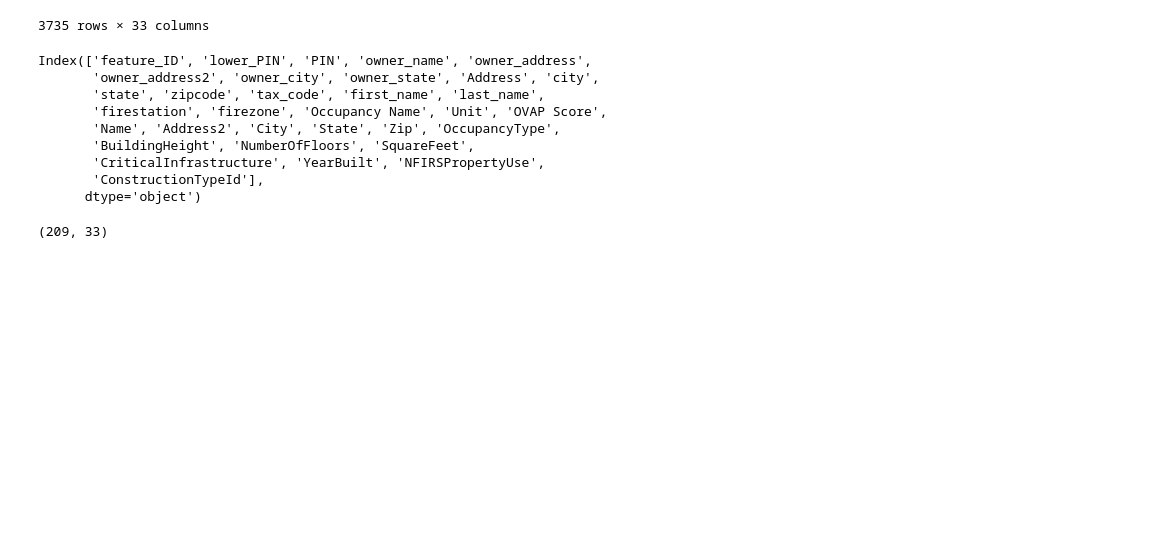
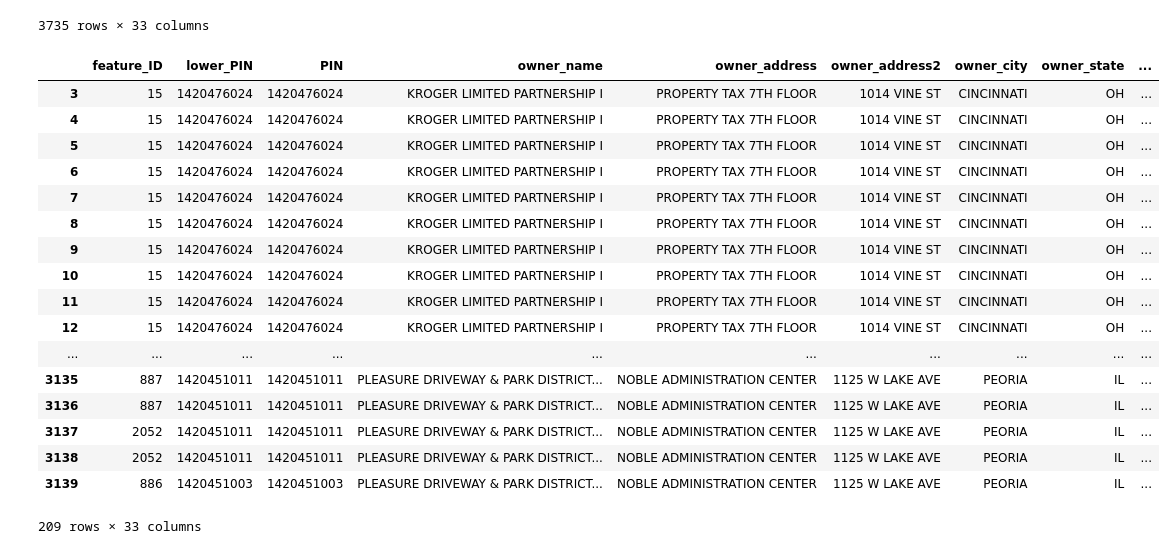
Before and after one commit to peterkobak/Final-Project-Part-3-Kobak, a Jupyter notebook: Final Project - Part 3.ipynb, the cells around one changed output. Saved outputs shown, nothing was run; the diff lists cells and outputs as text; code cells hidden in the pictures; blank space fills up the shorter version.

Commit message:
Cleaned up some of the documentation

```diff
--- a/Final Project - Part 3.ipynb
+++ b/Final Project - Part 3.ipynb
@@ -153,24 +163,28 @@ OVAP.head()
 # %%
-## 2.b Write a for loop to move unit information from 'Address' column to previous row's 'Unit' column.
+## 4. Clean the dataframes - Consolidate Unit number into proper address row.
 
-## Find number of rows in OVAP
-OVAP.shape
+## 4.a Write a for loop to move unit information from 'Address' column to previous row's 'Unit' column.
 
-## Create dummy copy of OVAP to play with
+## Find number of rows in OVAP by saving the rows from .shape to a variable OVAP_row_length
+OVAP_row_length = OVAP.shape[0]
+
+## Create a copy of the OVAP to work with moving forward
 OVAP_test = OVAP
 
-## Go through all rows in OVAP
-for row in range(0, 2422):
+## Go through all rows in OVAP_test
+for row in range(0, OVAP_row_length):
 
-    ## If row's Occupancy Name is a str, skip this row
+    ## If row's Occupancy Name is a str, this means it is a row with an inspection - skip this row
     if type(OVAP_test.loc[row, 'Occupancy Name']) == str:
         pass
 
-    ## Else, check to see if '#' is in the Address column of this row
+    ## Else, the row is not an inspection row, but a row that contains either 1) city, state and zip
+    ## ir 2) unit information. Check to see if '#' is in the Address column of this row - if true,
+    ## this must be a row with a Unit number.
     else:
         if '#' in OVAP_test.loc[row, 'Address']:
 
-            ## If so, this is a Unit number and is moved to the previous row's Unit column.
+            ## If true, this is a Unit number and is moved to the previous row's Unit column.
             ## Then, drop this column.
             OVAP_test.loc[row-1, 'Unit'] = OVAP_test.loc[row, 'Address']
             OVAP_test.drop(row, inplace=True)
@@ -179,7 +193,8 @@ for row in range(0, 2422):
         else:
             OVAP_test.drop(row, inplace=True)
 
-OVAP.head(20)
+## See the resulting dataframe
+OVAP_test.head(20)
 # %% [output]
 |  | Occupancy Name | Address | Unit | OVAP Score |
 | 0 | Academy of Okinawan Karate | 8875 N Knoxville AVE | NaN | 0.00 |
@@ -266,20 +285,25 @@ joined_data
 | 3733 | 3125 | 932151008 | 932151008 | PRAIRIE LAKES CROSSING LLC | 5231 N PROSPECT RD |  | PEORIA | IL | ... |
 | 3734 | 3125 | 932151008 | 932151008 | PRAIRIE LAKES CROSSING LLC | 5231 N PROSPECT RD |  | PEORIA | IL | ... |
 3735 rows × 33 columns
-# %%
-joined_data.columns
-# %% [output]
-Index(['feature_ID', 'lower_PIN', 'PIN', 'owner_name', 'owner_address',
-       'owner_address2', 'owner_city', 'owner_state', 'Address', 'city',
-       'state', 'zipcode', 'tax_code', 'first_name', 'last_name',
-       'firestation', 'firezone', 'Occupancy Name', 'Unit', 'OVAP Score',
-       'Name', 'Address2', 'City', 'State', 'Zip', 'OccupancyType',
-       'BuildingHeight', 'NumberOfFloors', 'SquareFeet',
-       'CriticalInfrastructure', 'YearBuilt', 'NFIRSPropertyUse',
-       'ConstructionTypeId'],
-      dtype='object')
 # %%
 ## Just for fun - look at all entries in firezone 1112
-joined_data.loc[joined_data.firezone.isin(['1112']), :].shape
+joined_data.loc[joined_data.firezone.isin(['1112']), :]
 # %% [output]
+|  | feature_ID | lower_PIN | PIN | owner_name | owner_address | owner_address2 | owner_city | owner_state | ... |
+| 3 | 15 | 1420476024 | 1420476024 | KROGER LIMITED PARTNERSHIP I | PROPERTY TAX 7TH FLOOR | 1014 VINE ST | CINCINNATI | OH | ... |
+| 4 | 15 | 1420476024 | 1420476024 | KROGER LIMITED PARTNERSHIP I | PROPERTY TAX 7TH FLOOR | 1014 VINE ST | CINCINNATI | OH | ... |
+| 5 | 15 | 1420476024 | 1420476024 | KROGER LIMITED PARTNERSHIP I | PROPERTY TAX 7TH FLOOR | 1014 VINE ST | CINCINNATI | OH | ... |
+| 6 | 15 | 1420476024 | 1420476024 | KROGER LIMITED PARTNERSHIP I | PROPERTY TAX 7TH FLOOR | 1014 VINE ST | CINCINNATI | OH | ... |
+| 7 | 15 | 1420476024 | 1420476024 | KROGER LIMITED PARTNERSHIP I | PROPERTY TAX 7TH FLOOR | 1014 VINE ST | CINCINNATI | OH | ... |
+| 8 | 15 | 1420476024 | 1420476024 | KROGER LIMITED PARTNERSHIP I | PROPERTY TAX 7TH FLOOR | 1014 VINE ST | CINCINNATI | OH | ... |
+| 9 | 15 | 1420476024 | 1420476024 | KROGER LIMITED PARTNERSHIP I | PROPERTY TAX 7TH FLOOR | 1014 VINE ST | CINCINNATI | OH | ... |
+| 10 | 15 | 1420476024 | 1420476024 | KROGER LIMITED PARTNERSHIP I | PROPERTY TAX 7TH FLOOR | 1014 VINE ST | CINCINNATI | OH | ... |
+| 11 | 15 | 1420476024 | 1420476024 | KROGER LIMITED PARTNERSHIP I | PROPERTY TAX 7TH FLOOR | 1014 VINE ST | CINCINNATI | OH | ... |
+| 12 | 15 | 1420476024 | 1420476024 | KROGER LIMITED PARTNERSHIP I | PROPERTY TAX 7TH FLOOR | 1014 VINE ST | CINCINNATI | OH | ... |
+| ... | ... | ... | ... | ... | ... | ... | ... | ... | ... |
+| 3135 | 887 | 1420451011 | 1420451011 | PLEASURE DRIVEWAY & PARK DISTRICT... | NOBLE ADMINISTRATION CENTER | 1125 W LAKE AVE | PEORIA | IL | ... |
+| 3136 | 887 | 1420451011 | 1420451011 | PLEASURE DRIVEWAY & PARK DISTRICT... | NOBLE ADMINISTRATION CENTER | 1125 W LAKE AVE | PEORIA | IL | ... |
+| 3137 | 2052 | 1420451011 | 1420451011 | PLEASURE DRIVEWAY & PARK DISTRICT... | NOBLE ADMINISTRATION CENTER | 1125 W LAKE AVE | PEORIA | IL | ... |
+| 3138 | 2052 | 1420451011 | 1420451011 | PLEASURE DRIVEWAY & PARK DISTRICT... | NOBLE ADMINISTRATION CENTER | 1125 W LAKE AVE | PEORIA | IL | ... |
+| 3139 | 886 | 1420451003 | 1420451003 | PLEASURE DRIVEWAY & PARK DISTRICT... | NOBLE ADMINISTRATION CENTER | 1125 W LAKE AVE | PEORIA | IL | ... |
-(209, 33)
+209 rows × 33 columns
```
Also changed, not shown: parts of 10 cells of this notebook.
